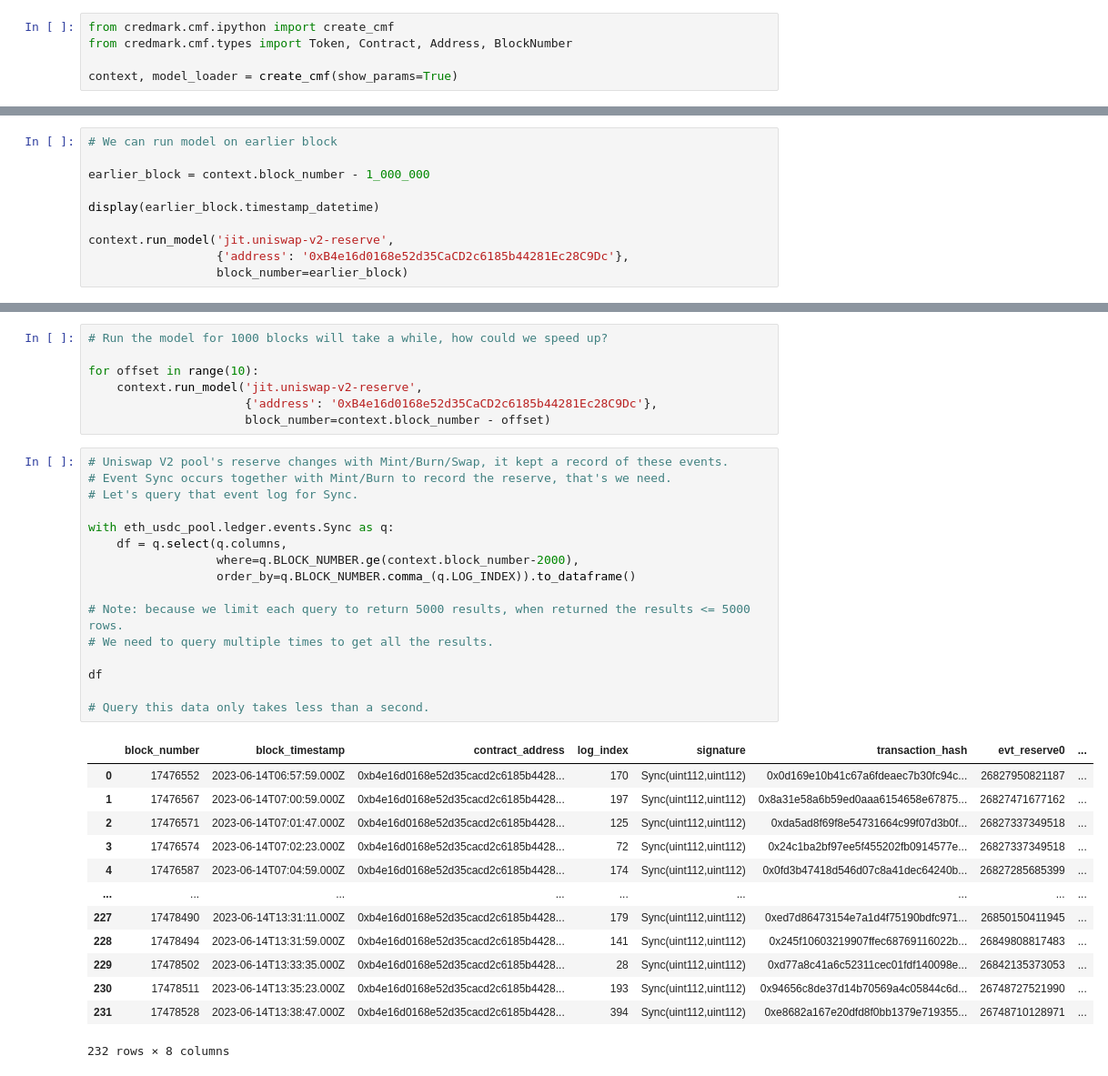
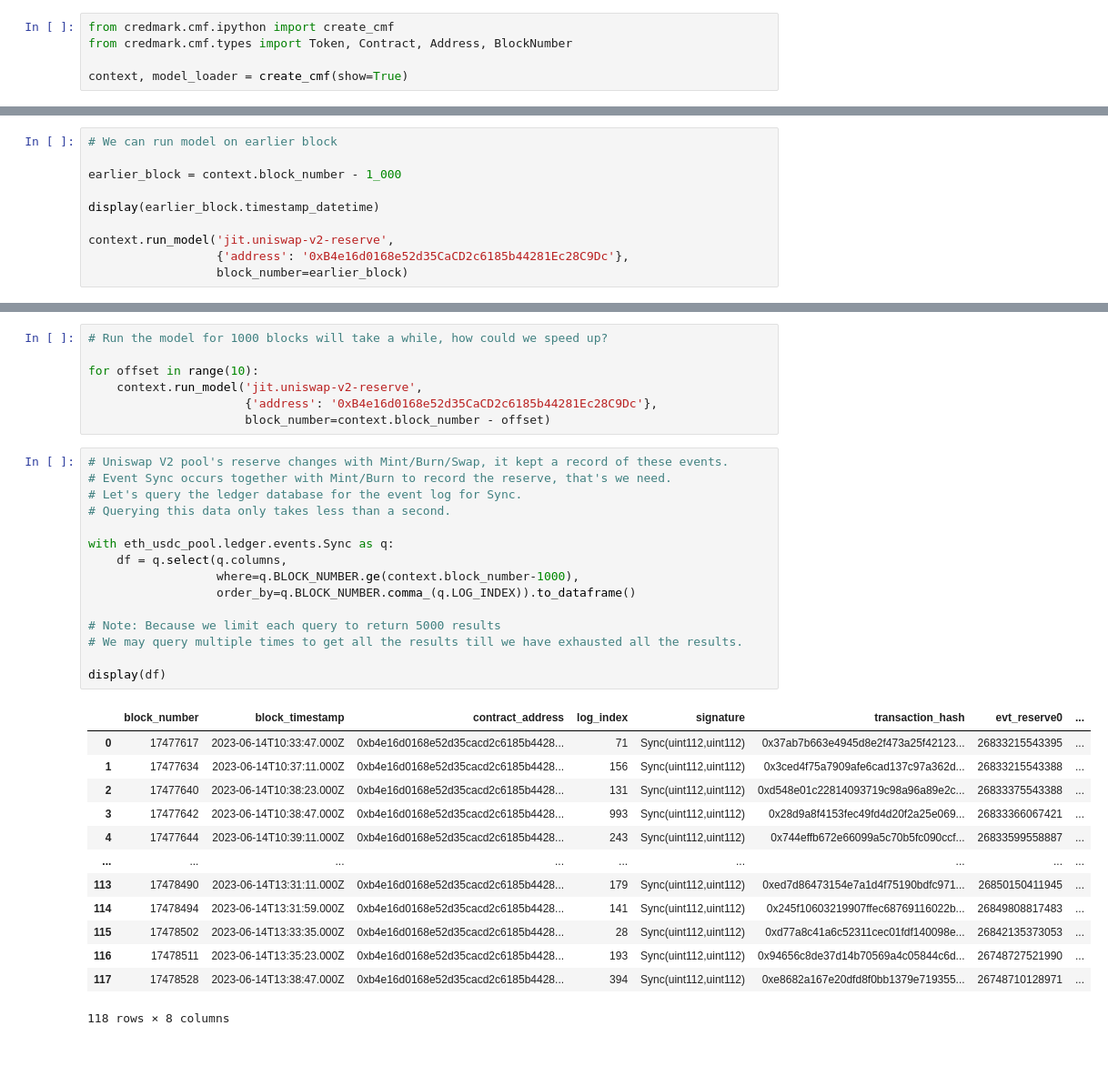
Before and after one commit to credmark/credmark-models-notebook, a Jupyter notebook: workshop/20230620-MetricsDAO.ipynb, the cells around one changed output, grey strips where cells are left out. Shown at 91% size. Drawn from its saved outputs; the diff is of its cells as text.

```diff
--- a/workshop/20230620-MetricsDAO.ipynb
+++ b/workshop/20230620-MetricsDAO.ipynb
@@ -15,7 +15,7 @@
 from credmark.cmf.ipython import create_cmf
 from credmark.cmf.types import Token, Contract, Address, BlockNumber
 
-context, model_loader = create_cmf(show_params=True)
+context, model_loader = create_cmf(show=True)
 # %% [output]
 Credmark context created with
 - chain_id=1
@@ -164,7 +163,7 @@ context.run_model('jit.uniswap-v2-reserve',
 # %%
 # We can run model on earlier block
 
-earlier_block = context.block_number - 1_000_000
+earlier_block = context.block_number - 1_000
 
 display(earlier_block.timestamp_datetime)
 
@@ -189,30 +188,29 @@ for offset in range(10):
 # %%
 # Uniswap V2 pool's reserve changes with Mint/Burn/Swap, it kept a record of these events.
 # Event Sync occurs together with Mint/Burn to record the reserve, that's we need.
-# Let's query that event log for Sync.
+# Let's query the ledger database for the event log for Sync.
+# Querying this data only takes less than a second.
 
 with eth_usdc_pool.ledger.events.Sync as q:
     df = q.select(q.columns,
-                  where=q.BLOCK_NUMBER.ge(context.block_number-2000),
+                  where=q.BLOCK_NUMBER.ge(context.block_number-1000),
                   order_by=q.BLOCK_NUMBER.comma_(q.LOG_INDEX)).to_dataframe()
 
-# Note: because we limit each query to return 5000 results, when returned the results <= 5000 rows.
-# We need to query multiple times to get all the results.
+# Note: Because we limit each query to return 5000 results
+# We may query multiple times to get all the results till we have exhausted all the results.
 
-df
-
-# Query this data only takes less than a second.
+display(df)
 # %% [output]
 |  | block_number | block_timestamp | contract_address | log_index | signature | transaction_hash | evt_reserve0 | ... |
-| 0 | 17476552 | 2023-06-14T06:57:59.000Z | 0xb4e16d0168e52d35cacd2c6185b4428... | 170 | Sync(uint112,uint112) | 0x0d169e10b41c67a6fdeaec7b30fc94c... | 26827950821187 | ... |
-| 1 | 17476567 | 2023-06-14T07:00:59.000Z | 0xb4e16d0168e52d35cacd2c6185b4428... | 197 | Sync(uint112,uint112) | 0x8a31e58a6b59ed0aaa6154658e67875... | 26827471677162 | ... |
-| 2 | 17476571 | 2023-06-14T07:01:47.000Z | 0xb4e16d0168e52d35cacd2c6185b4428... | 125 | Sync(uint112,uint112) | 0xda5ad8f69f8e54731664c99f07d3b0f... | 26827337349518 | ... |
-| 3 | 17476574 | 2023-06-14T07:02:23.000Z | 0xb4e16d0168e52d35cacd2c6185b4428... | 72 | Sync(uint112,uint112) | 0x24c1ba2bf97ee5f455202fb0914577e... | 26827337349518 | ... |
-| 4 | 17476587 | 2023-06-14T07:04:59.000Z | 0xb4e16d0168e52d35cacd2c6185b4428... | 174 | Sync(uint112,uint112) | 0x0fd3b47418d546d07c8a41dec64240b... | 26827285685399 | ... |
+| 0 | 17477617 | 2023-06-14T10:33:47.000Z | 0xb4e16d0168e52d35cacd2c6185b4428... | 71 | Sync(uint112,uint112) | 0x37ab7b663e4945d8e2f473a25f42123... | 26833215543395 | ... |
+| 1 | 17477634 | 2023-06-14T10:37:11.000Z | 0xb4e16d0168e52d35cacd2c6185b4428... | 156 | Sync(uint112,uint112) | 0x3ced4f75a7909afe6cad137c97a362d... | 26833215543388 | ... |
+| 2 | 17477640 | 2023-06-14T10:38:23.000Z | 0xb4e16d0168e52d35cacd2c6185b4428... | 131 | Sync(uint112,uint112) | 0xd548e01c22814093719c98a96a89e2c... | 26833375543388 | ... |
+| 3 | 17477642 | 2023-06-14T10:38:47.000Z | 0xb4e16d0168e52d35cacd2c6185b4428... | 993 | Sync(uint112,uint112) | 0x28d9a8f4153fec49fd4d20f2a25e069... | 26833366067421 | ... |
+| 4 | 17477644 | 2023-06-14T10:39:11.000Z | 0xb4e16d0168e52d35cacd2c6185b4428... | 243 | Sync(uint112,uint112) | 0x744effb672e66099a5c70b5fc090ccf... | 26833599558887 | ... |
 | ... | ... | ... | ... | ... | ... | ... | ... | ... |
-| 227 | 17478490 | 2023-06-14T13:31:11.000Z | 0xb4e16d0168e52d35cacd2c6185b4428... | 179 | Sync(uint112,uint112) | 0xed7d86473154e7a1d4f75190bdfc971... | 26850150411945 | ... |
-| 228 | 17478494 | 2023-06-14T13:31:59.000Z | 0xb4e16d0168e52d35cacd2c6185b4428... | 141 | Sync(uint112,uint112) | 0x245f10603219907ffec68769116022b... | 26849808817483 | ... |
-| 229 | 17478502 | 2023-06-14T13:33:35.000Z | 0xb4e16d0168e52d35cacd2c6185b4428... | 28 | Sync(uint112,uint112) | 0xd77a8c41a6c52311cec01fdf140098e... | 26842135373053 | ... |
-| 230 | 17478511 | 2023-06-14T13:35:23.000Z | 0xb4e16d0168e52d35cacd2c6185b4428... | 193 | Sync(uint112,uint112) | 0x94656c8de37d14b70569a4c05844c6d... | 26748727521990 | ... |
-| 231 | 17478528 | 2023-06-14T13:38:47.000Z | 0xb4e16d0168e52d35cacd2c6185b4428... | 394 | Sync(uint112,uint112) | 0xe8682a167e20dfd8f0bb1379e719355... | 26748710128971 | ... |
+| 113 | 17478490 | 2023-06-14T13:31:11.000Z | 0xb4e16d0168e52d35cacd2c6185b4428... | 179 | Sync(uint112,uint112) | 0xed7d86473154e7a1d4f75190bdfc971... | 26850150411945 | ... |
+| 114 | 17478494 | 2023-06-14T13:31:59.000Z | 0xb4e16d0168e52d35cacd2c6185b4428... | 141 | Sync(uint112,uint112) | 0x245f10603219907ffec68769116022b... | 26849808817483 | ... |
+| 115 | 17478502 | 2023-06-14T13:33:35.000Z | 0xb4e16d0168e52d35cacd2c6185b4428... | 28 | Sync(uint112,uint112) | 0xd77a8c41a6c52311cec01fdf140098e... | 26842135373053 | ... |
+| 116 | 17478511 | 2023-06-14T13:35:23.000Z | 0xb4e16d0168e52d35cacd2c6185b4428... | 193 | Sync(uint112,uint112) | 0x94656c8de37d14b70569a4c05844c6d... | 26748727521990 | ... |
+| 117 | 17478528 | 2023-06-14T13:38:47.000Z | 0xb4e16d0168e52d35cacd2c6185b4428... | 394 | Sync(uint112,uint112) | 0xe8682a167e20dfd8f0bb1379e719355... | 26748710128971 | ... |
-232 rows × 8 columns
+118 rows × 8 columns
```
Also changed, not shown: parts of 10 cells of this notebook.
